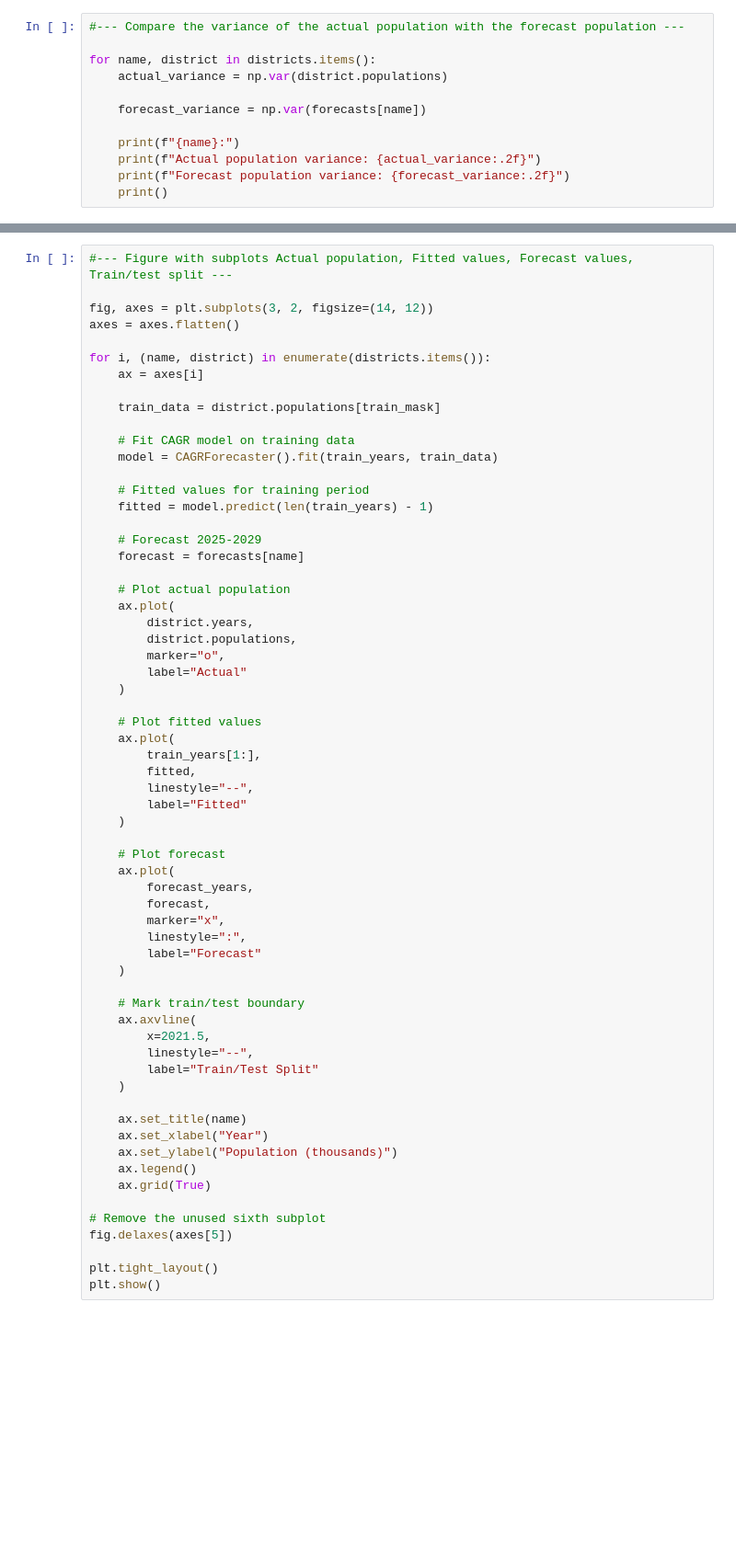
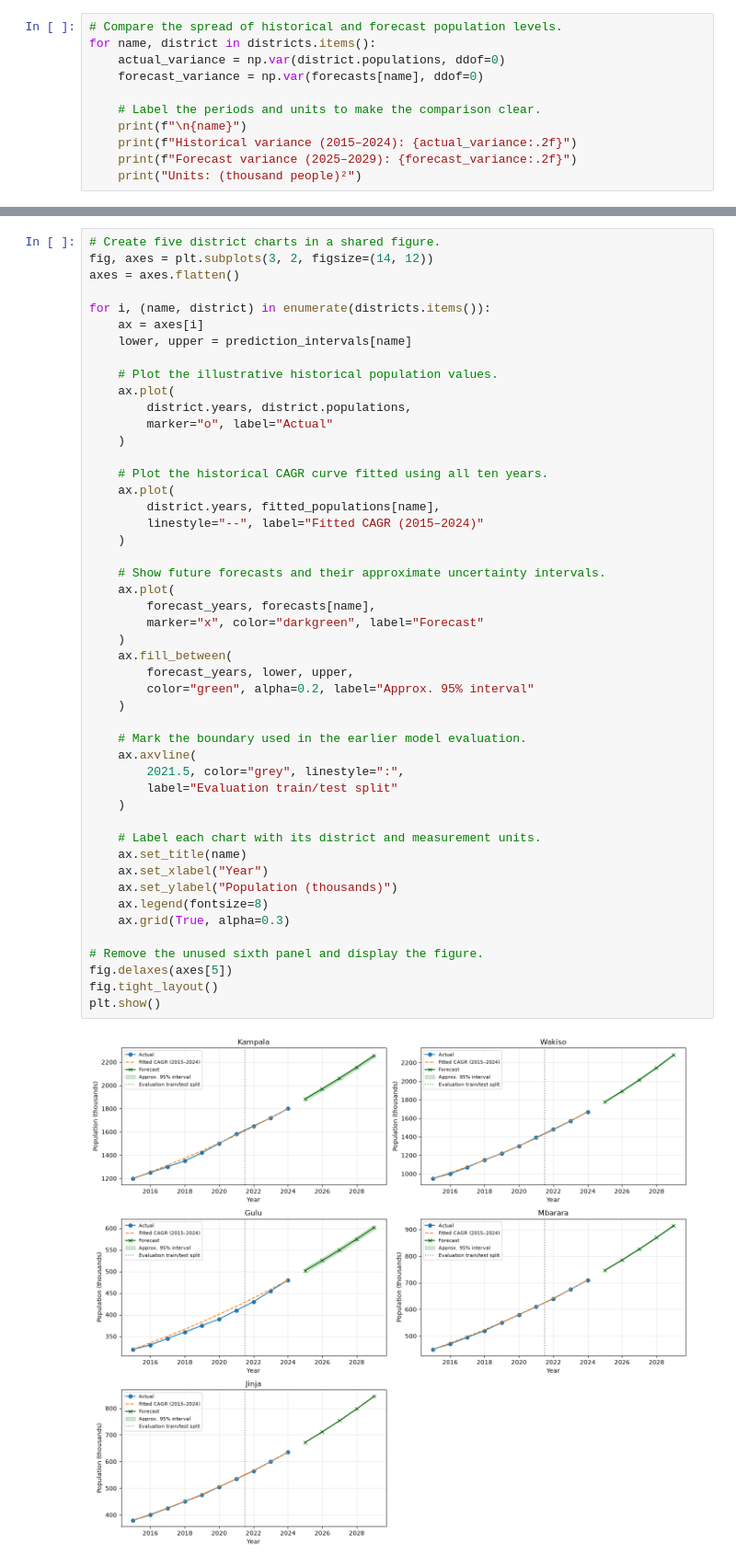
Before and after one commit to Muboki/OOP-with-Python-Assignment-2-Advent-2026---Mini-project, a Jupyter notebook: notebooks/project1_population.ipynb, the cells around one changed output, grey strips where cells are left out. Shown at 92% size. Saved outputs shown, nothing was run; the diff lists cells and outputs as text; blank space fills up the shorter version.

Commit message:
Improve population project explanations and correct forecasts, intervals and classroom estimates

```diff
--- a/notebooks/project1_population.ipynb
+++ b/notebooks/project1_population.ipynb
@@ -287,12 +693,11 @@ for name, forecast in forecasts.items():
 # %%
-#--- Compare the variance of the actual population with the forecast population ---
+# Compare the spread of historical and forecast population levels.
+for name, district in districts.items():
+    actual_variance = np.var(district.populations, ddof=0)
+    forecast_variance = np.var(forecasts[name], ddof=0)
 
-for name, district in districts.items():
-    actual_variance = np.var(district.populations)
-
-    forecast_variance = np.var(forecasts[name])
-
-    print(f"{name}:")
-    print(f"Actual population variance: {actual_variance:.2f}")
-    print(f"Forecast population variance: {forecast_variance:.2f}")
-    print()
+    # Label the periods and units to make the comparison clear.
+    print(f"\n{name}")
+    print(f"Historical variance (2015–2024): {actual_variance:.2f}")
+    print(f"Forecast variance (2025–2029): {forecast_variance:.2f}")
+    print("Units: (thousand people)²")
@@ -329,64 +810,51 @@ The bootstrap procedure generated 95% prediction intervals around the 2022–202
 # %%
-#--- Figure with subplots Actual population, Fitted values, Forecast values, Train/test split ---
-
+# Create five district charts in a shared figure.
 fig, axes = plt.subplots(3, 2, figsize=(14, 12))
 axes = axes.flatten()
 
 for i, (name, district) in enumerate(districts.items()):
     ax = axes[i]
+    lower, upper = prediction_intervals[name]
 
-    train_data = district.populations[train_mask]
-
-    # Fit CAGR model on training data
-    model = CAGRForecaster().fit(train_years, train_data)
-
-    # Fitted values for training period
-    fitted = model.predict(len(train_years) - 1)
-
-    # Forecast 2025-2029
-    forecast = forecasts[name]
-
-    # Plot actual population
+    # Plot the illustrative historical population values.
     ax.plot(
-        district.years,
-        district.populations,
-        marker="o",
-        label="Actual"
+        district.years, district.populations,
+        marker="o", label="Actual"
     )
 
-    # Plot fitted values
+    # Plot the historical CAGR curve fitted using all ten years.
     ax.plot(
-        train_years[1:],
-        fitted,
-        linestyle="--",
-        label="Fitted"
+        district.years, fitted_populations[name],
+        linestyle="--", label="Fitted CAGR (2015–2024)"
     )
 
-    # Plot forecast
+    # Show future forecasts and their approximate uncertainty intervals.
     ax.plot(
-        forecast_years,
-        forecast,
-        marker="x",
-        linestyle=":",
-        label="Forecast"
+        forecast_years, forecasts[name],
+        marker="x", color="darkgreen", label="Forecast"
+    )
+    ax.fill_between(
+        forecast_years, lower, upper,
+        color="green", alpha=0.2, label="Approx. 95% interval"
     )
 
-    # Mark train/test boundary
+    # Mark the boundary used in the earlier model evaluation.
     ax.axvline(
-        x=2021.5,
-        linestyle="--",
-        label="Train/Test Split"
+        2021.5, color="grey", linestyle=":",
+        label="Evaluation train/test split"
     )
 
+    # Label each chart with its district and measurement units.
     ax.set_title(name)
     ax.set_xlabel("Year")
     ax.set_ylabel("Population (thousands)")
-    ax.legend()
-    ax.grid(True)
+    ax.legend(fontsize=8)
+    ax.grid(True, alpha=0.3)
 
-# Remove the unused sixth subplot
+# Remove the unused sixth panel and display the figure.
 fig.delaxes(axes[5])
-
-plt.tight_layout()
+fig.tight_layout()
 plt.show()
+# %% [output]
+[figure, added]
 # %% [markdown]
```
Also changed, not shown: parts of 41 cells of this notebook, 2 other files.
